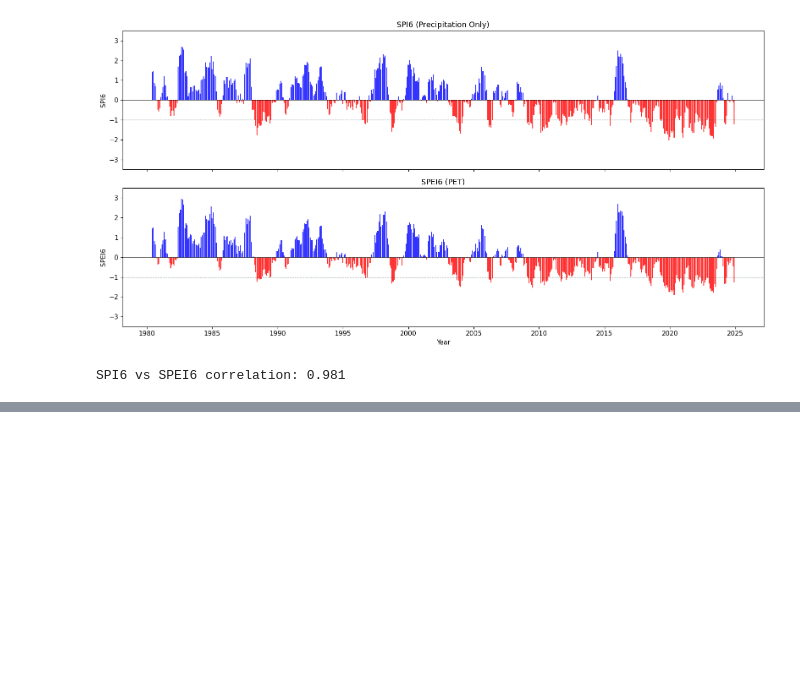
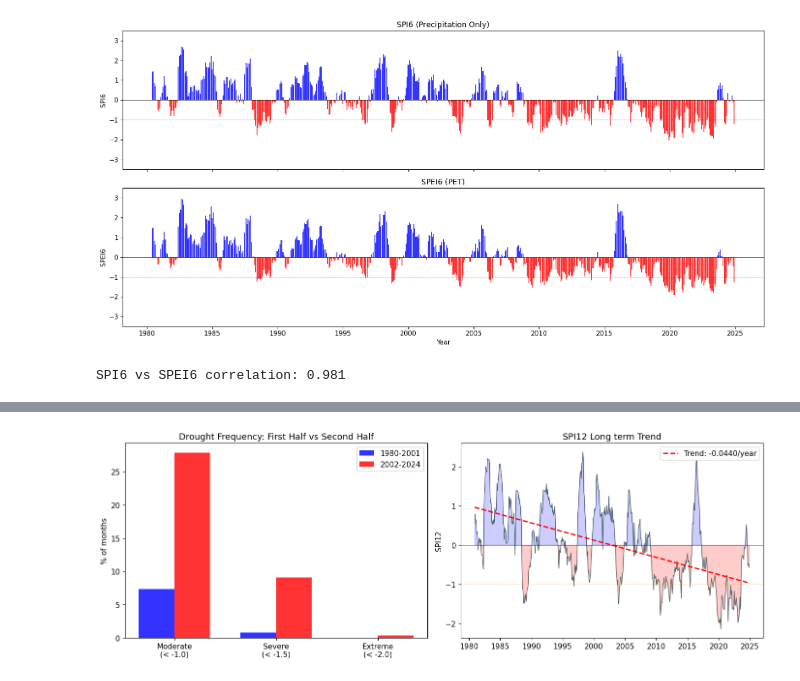
Before and after one commit to sgosmyt2/mendoza-basin-analysis, a Jupyter notebook: notebooks/drought_indices.ipynb, the cells around one changed output, grey strips where cells are left out. Saved outputs shown, nothing was run; the diff lists cells and outputs as text; code cells hidden in the pictures; blank space fills up the shorter version.

Commit message:
Completed 3rd notebook, Drought frequency and catalogue aswell as saved indices to new csv

```diff
--- a/notebooks/drought_indices.ipynb
+++ b/notebooks/drought_indices.ipynb
@@ -229,0 +300,73 @@ SPI6 vs SPEI6 correlation: 0.981
+# %%
+spi6_valid = spi_6.dropna()
+
+midpoint = "2002-01-01"
+first_half = spi6_valid[spi6_valid.index < midpoint]
+second_half = spi6_valid[spi6_valid.index >= midpoint]
+
+def drought_stats(series, label):
+    total = len(series)
+    moderate = (series < -1.0).sum()
+    severe = (series < -1.5).sum()
+    extreme = (series < -2.0).sum()
+
+    print(f"\n {label} ({series.index[0].year}-{series.index[-1].year}):")
+    print(f"    Total Months:     {total}")
+    print(f"    Moderate Drought: {moderate} ({moderate/total*100:.1f}%)")
+    print(f"    Severe Drought:   {severe} ({severe/total*100:.1f}%)")
+    print(f"    Extreme Drought:  {extreme} ({extreme/total*100:.1f}%)")
+    print(f"    Mean SPI:         {series.mean():.3f}  ")
+
+    return {"moderate": moderate, "severe": severe, "extreme": extreme, "total": total}
+
+print("Drought Frequency Comparison")
+
+stats_first = drought_stats(first_half, "First Half")
+stats_second = drought_stats(second_half, "Second Half")
+
+fig, axes = plt.subplots(1, 2, figsize=(14, 5))
+
+ax = axes[0]
+categories = ["Moderate\n(< -1.0)", "Severe\n(< -1.5)", "Extreme\n(< -2.0)"]
+first_pcts = [
+    stats_first["moderate"] / stats_first["total"] * 100,
+    stats_first["severe"] / stats_first["total"] * 100,
+    stats_first["extreme"] / stats_first["total"] * 100,
+]
+second_pcts = [
+    stats_second["moderate"] / stats_second["total"] * 100,
+    stats_second["severe"] / stats_second["total"] * 100,
+    stats_second["extreme"] / stats_second["total"] * 100,
+]
+
+x = np.arange(len(categories))
+width = 0.35
+ax.bar(x - width/2, first_pcts, width, label="1980-2001", color="blue", alpha=0.8)
+ax.bar(x + width/2, second_pcts, width, label="2002-2024", color="red", alpha=0.8)
+ax.set_ylabel("% of months")
+ax.set_title("Drought Frequency: First Half vs Second Half")
+ax.set_xticks(x)
+ax.set_xticklabels(categories)
+ax.legend()
+
+ax = axes[1]
+spi12_valid = spi_12.dropna()
+ax.plot(spi12_valid.index, spi12_valid.values, color=bcolor, linewidth=1, alpha=0.8)
+
+years_rel = (spi12_valid.index - spi12_valid.index[0]).days / 365.25
+z = np.polyfit(years_rel, spi12_valid.values, 1)
+trend = np.polyval(z, years_rel)
+ax.plot(spi12_valid.index, trend, "r--", linewidth=2, label=f"Trend: {z[0]:+.4f}/year")
+
+ax.axhline(y=0, color="black", linewidth=0.5)
+ax.axhline(y=-1.0, color="orange", linestyle="--", linewidth=0.8, alpha=0.5)
+ax.fill_between(spi12_valid.index, spi12_valid.values, 0, where=spi12_valid.values < 0, color="red", alpha=0.2)
+ax.fill_between(spi12_valid.index, spi12_valid.values, 0, where=spi12_valid.values >= 0, color="blue", alpha=0.2)
+ax.set_ylabel("SPI12")
+ax.set_title("SPI12 Long term Trend")
+ax.legend()
+
+plt.tight_layout()
+plt.savefig("../outputs/figures/drought_frequency.png", dpi=150, bbox_inches="tight")
+plt.show()
+# %% [output]
@@ -229,0 +388 @@ SPI6 vs SPEI6 correlation: 0.981
+[figure, added]
```
Also changed, not shown: parts of 8 cells of this notebook, 1 other file.
